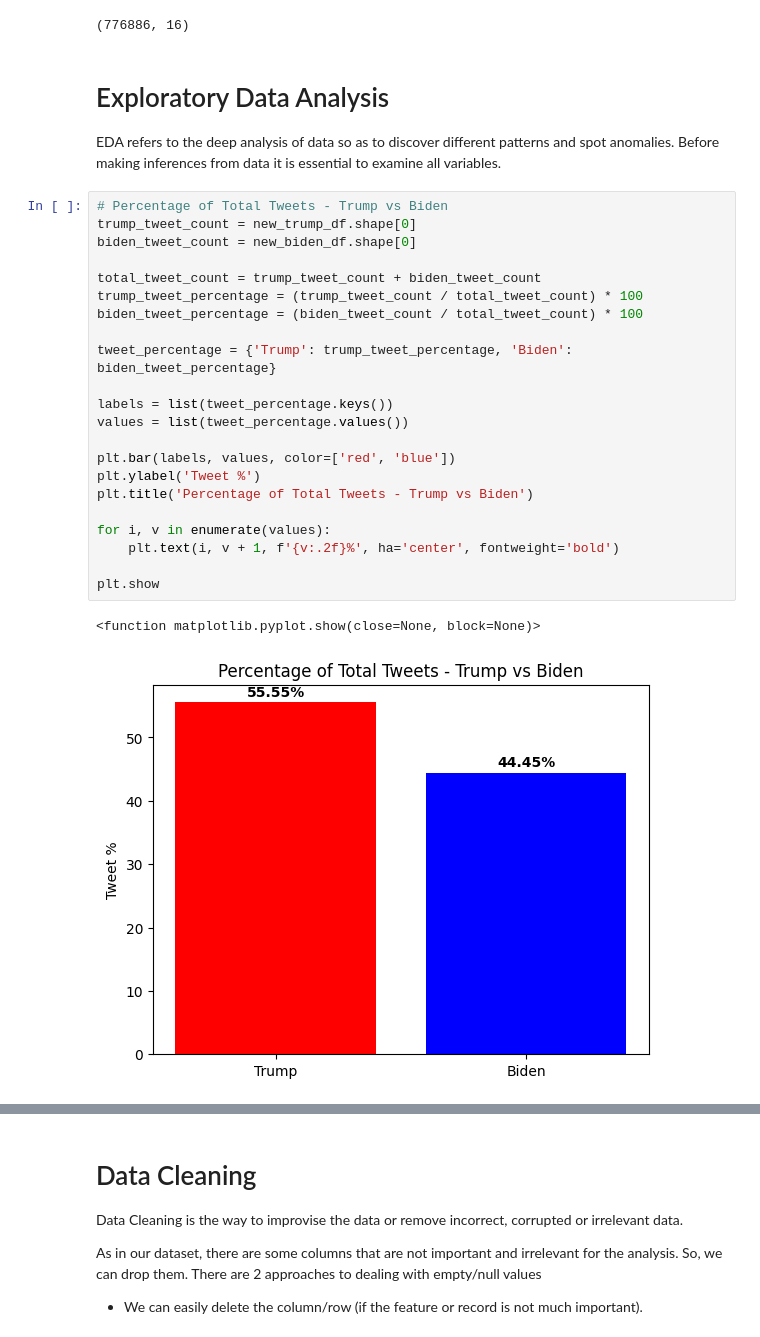
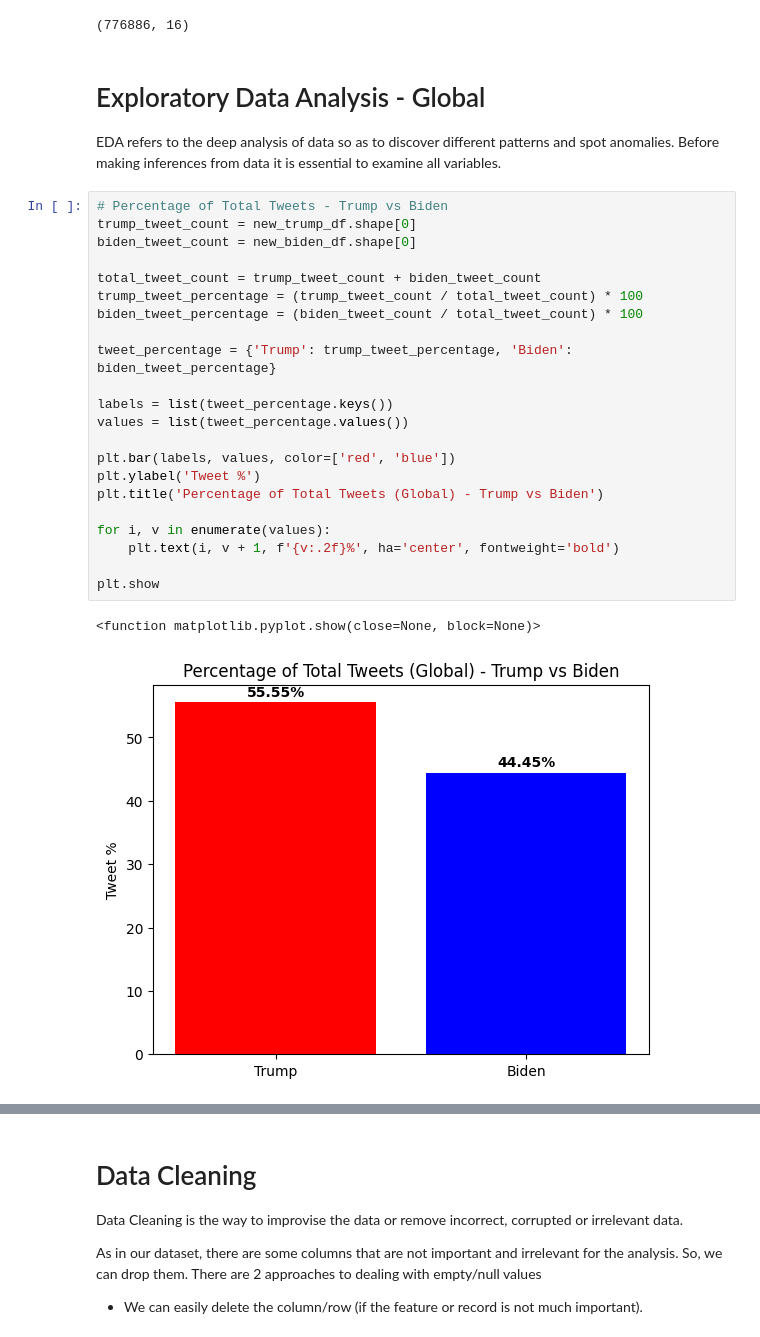
Before and after one commit to GulsahDurmaz/redi_fall2024_data_circle_twitter_project, a Jupyter notebook: Data_Circle_US_Election_2020_Tweets.ipynb, the cells around one changed output, grey strips where cells are left out. Saved outputs shown, nothing was run; the diff lists cells and outputs as text.

```diff
--- a/Data_Circle_US_Election_2020_Tweets.ipynb
+++ b/Data_Circle_US_Election_2020_Tweets.ipynb
@@ -160,34 +160,34 @@ new_biden_df.shape
 # %% [output]
 (776886, 16)
 # %% [markdown]
-# Exploratory Data Analysis
+# Exploratory Data Analysis - Global
 
 EDA refers to the deep analysis of data so as to discover different patterns and spot anomalies. Before making inferences from data it is essential to examine all variables.
 # %%
 # Percentage of Total Tweets - Trump vs Biden
 trump_tweet_count = new_trump_df.shape[0]
 biden_tweet_count = new_biden_df.shape[0]
 
 total_tweet_count = trump_tweet_count + biden_tweet_count
 trump_tweet_percentage = (trump_tweet_count / total_tweet_count) * 100
 biden_tweet_percentage = (biden_tweet_count / total_tweet_count) * 100
 
 tweet_percentage = {'Trump': trump_tweet_percentage, 'Biden': biden_tweet_percentage}
 
 labels = list(tweet_percentage.keys())
 values = list(tweet_percentage.values())
 
 plt.bar(labels, values, color=['red', 'blue'])
 plt.ylabel('Tweet %')
-plt.title('Percentage of Total Tweets - Trump vs Biden')
+plt.title('Percentage of Total Tweets (Global) - Trump vs Biden')
 
 for i, v in enumerate(values):
     plt.text(i, v + 1, f'{v:.2f}%', ha='center', fontweight='bold')
 
 plt.show
 # %% [output]
 <function matplotlib.pyplot.show(close=None, block=None)>
-[figure, old version]
+[figure, new version]
 # %%
 # Daily Tweet Counts About Trump and Biden
 t_tweets_per_day = new_trump_df.groupby(trump_df['created_at'].dt.date).size()
```
Also changed, not shown: parts of 11 cells of this notebook.
